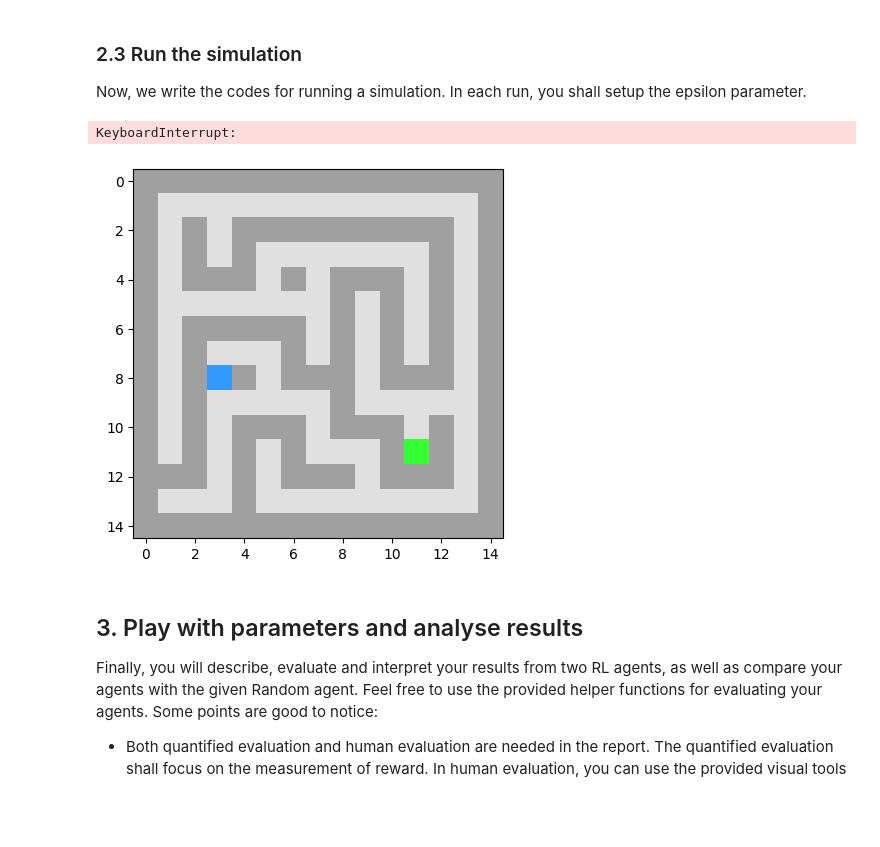
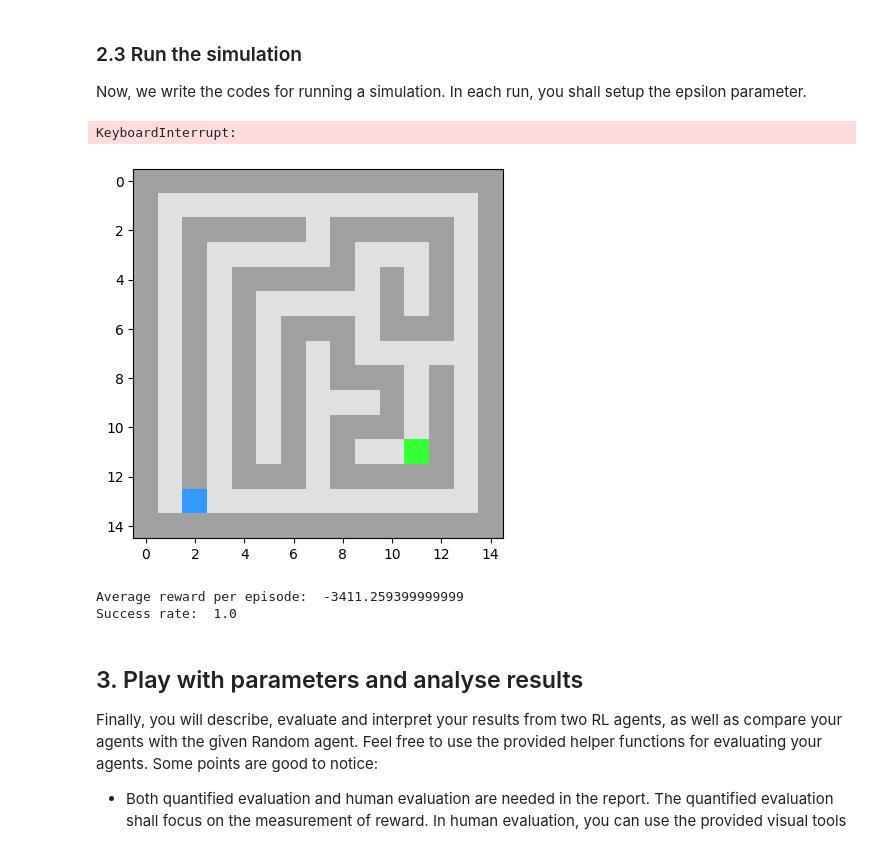
Before and after one commit to timpieman/apml-assignment-4-broam, a Jupyter notebook: Assignment_4.ipynb, the cells around one changed output. Saved outputs shown, nothing was run; the diff lists cells and outputs as text; code cells hidden in the pictures; blank space fills up the shorter version.

Commit message:
Fix for the agents and a metric?

```diff
--- a/Assignment_4.ipynb
+++ b/Assignment_4.ipynb
@@ -304,31 +303,67 @@ class SarsaAgent():
 
 Now, we write the codes for running a simulation. In each run, you shall setup the epsilon parameter.
 # %%
-agent = SarsaAgent(env, exploration_rate=1, learning_rate=0.5, discount_factor=0.3)
+agent = QLearningAgent(env, exploration_rate=1, learning_rate=0.5, discount_factor=0.3)
 
 imgs = []
 rewards = 0.0
 state = env.reset()
 
 goal_pos = env.unwrapped.maze.objects.goal.positions[0]
 
 done = False
 while not done:
     action = agent.select_action(state)
     next_state, reward, _, _ = env.step(action)
+    agent.learn(state, action, next_state, reward, done)
     if tuple(next_state) == tuple(goal_pos):
         done = True
     state = next_state
     rewards += reward
     imgs.append(env.render("rgb_array"))
 
 print(rewards)
 
 animate_run(imgs)
 plt.show()
 # %% [output]
 KeyboardInterrupt:
-[figure, old version]
+[figure, new version]
+# %%
+agent = QLearningAgent(env, exploration_rate=1, learning_rate=0.5, discount_factor=0.3)
+
+num_episodes = 100
+
+total_rewards = 0.0
+success_episodes = 0
+
+for i in range(num_episodes):
+    rewards = 0.0
+    state = env.reset()
+    goal_pos = env.unwrapped.maze.objects.goal.positions[0]
+    done = False
+
+    while not done:
+        action = agent.select_action(state)
+        next_state, reward, _, _ = env.step(action)
+        agent.learn(state, action, next_state, reward, done)
+        state = next_state
+        rewards += reward
+
+        if tuple(next_state) == tuple(goal_pos):
+            done = True
+            success_episodes += 1
+
+    total_rewards += rewards
+
+average_reward = total_rewards / num_episodes
+success_rate = success_episodes / num_episodes
+
+print("Average reward per episode: ", average_reward)
+print("Success rate: ", success_rate)
+# %% [output]
+Average reward per episode:  -3411.259399999999
+Success rate:  1.0
 # %% [markdown]
  ## 3. Play with parameters and analyse results
 
```
Also changed, not shown: parts of 2 cells of this notebook.
